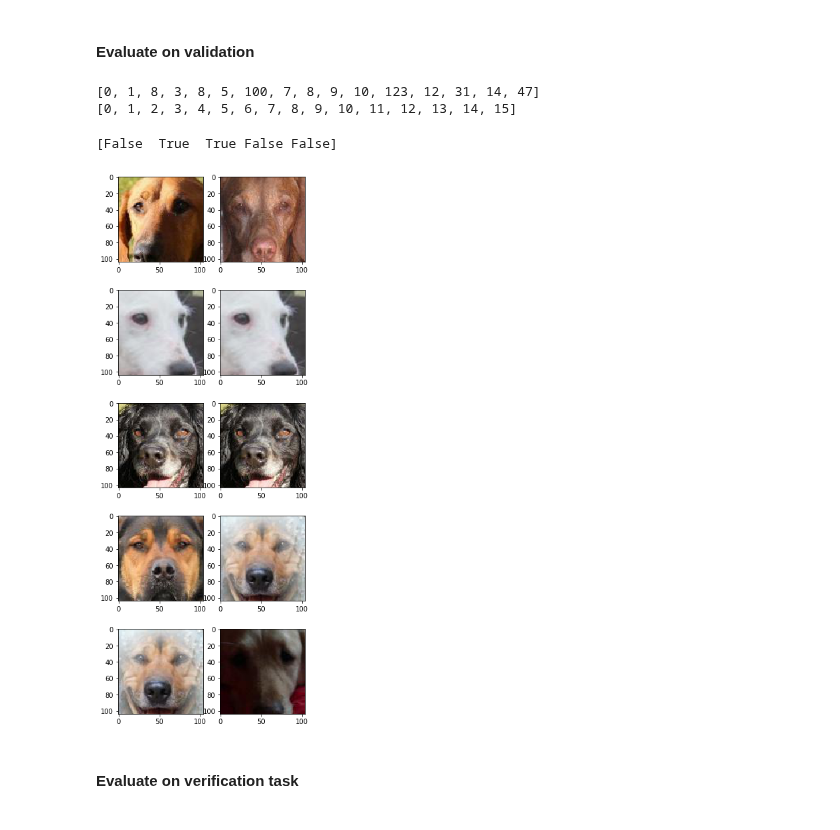
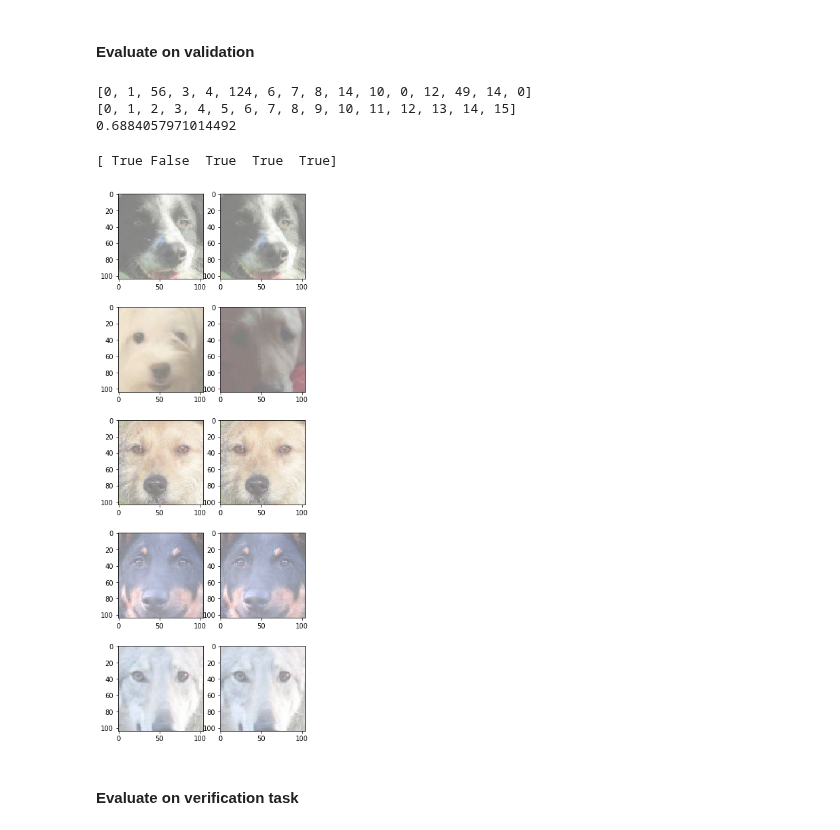
Before and after one commit to GuillaumeMougeot/DogFaceNet, a Jupyter notebook: dogfacenet/dogfacenet_v4.ipynb, the cells around one changed output. Cells and saved outputs as stored; diff of their text form; code cells hidden in the pictures.

```diff
--- a/dogfacenet/dogfacenet_v4.ipynb
+++ b/dogfacenet/dogfacenet_v4.ipynb
@@ -221,0 +477,28 @@ ________________________________________________________________________________
+# %%
+def net(input_shape, emb_size=4):
+    input_image = tf.keras.Input(input_shape,name='image_input')
+
+    x = tf.keras.layers.Conv2D(64, (3,3), strides=(3,3), activation='relu', padding='same')(input_image)
+    x = tf.keras.layers.Dropout(0.25)(x)
+
+    x = tf.keras.layers.Conv2D(256, (3,3), strides=(3,3), activation='relu', padding='same')(x)
+    x = tf.keras.layers.Dropout(0.25)(x)
+
+    x = tf.keras.layers.Conv2D(512, (3,3), strides=(3,3), activation='relu', padding='same')(x)
+    x = tf.keras.layers.Dropout(0.25)(x)
+
+    x = tf.keras.layers.Flatten()(x)
+    x = tf.keras.layers.Dense(512, activation='relu')(x)
+    x = tf.keras.layers.Dropout(0.5)(x)
+    #x = tf.keras.layers.Dense(128, activation='relu')(x)
+    #out = Cosine(out_num, name='output')(x)
+    out = tf.keras.layers.Dense(out_num, activation='softmax', name='output')(x)
+
+    model = tf.keras.Model(inputs=[input_image], outputs=out)
+    return model
+
+w, h, c = SIZE
+input_shape = (w, h, c,)
+model = net(input_shape)
+model.compile(tf.keras.optimizers.Adam(),loss={'output':'categorical_crossentropy'},metrics=['accuracy'])
+model.summary()
@@ -222,2 +523,12 @@ ________________________________________________________________________________
 # %% [markdown]
 ### Train it
+# %%
+model.compile(loss='categorical_crossentropy',
+              optimizer=tf.keras.optimizers.RMSprop(1e-5),
+              metrics=['accuracy'])
+# %%
+model.fit_generator(
+    train_datagen.flow(images_train,labels_train,batch_size = 64),
+    epochs = 50,
+    validation_data=(images_valid,labels_valid)
+)
@@ -226,7 +562,7 @@ model.fit(
     images_train,
     labels_train,
     batch_size = 32,
-    epochs = 1000,
+    epochs = 2,
     validation_data=(images_valid,labels_valid)
 )
 # %% [output]
@@ -259,25 +581,27 @@ pred = model.predict(images_valid)
 # %%
 print([np.argmax(pred[i]) for i in range(16)])
 print([np.argmax(labels_valid[i]) for i in range(16)])
+print(np.sum(np.equal(np.argmax(pred, axis=1),np.argmax(labels_valid, axis=1)).astype(float))/len(pred))
 # %% [output]
-[0, 1, 8, 3, 8, 5, 100, 7, 8, 9, 10, 123, 12, 31, 14, 47]
+[0, 1, 56, 3, 4, 124, 6, 7, 8, 14, 10, 0, 12, 49, 14, 0]
 [0, 1, 2, 3, 4, 5, 6, 7, 8, 9, 10, 11, 12, 13, 14, 15]
+0.6884057971014492
 # %%
 n = 5
-s = 25
+s = 100
 y_true = np.argmax(labels_valid, axis=1)
 y_pred = np.argmax(pred, axis=1)
 print(np.equal(y_true,y_pred)[s:5+s])
 fig = plt.figure(figsize=(5,3*5))
 for i in range(0,10,2):
     plt.subplot(5,2,i+1)
     plt.imshow(images_valid[i//2 + s]*0.5+0.5)
     plt.subplot(5,2,i+2)
     image_pred = images_valid[np.equal(y_true,np.argmax(pred[i//2 + s]))][0]
     plt.imshow(image_pred*0.5+0.5)
 # %% [output]
-[False  True  True False False]
+[ True False  True  True  True]
-[figure, old version]
+[figure, new version]
 # %% [markdown]
 #### Evaluate on verification task
 # %%
```
Also changed, not shown: parts of 25 cells of this notebook, 3 other files.
